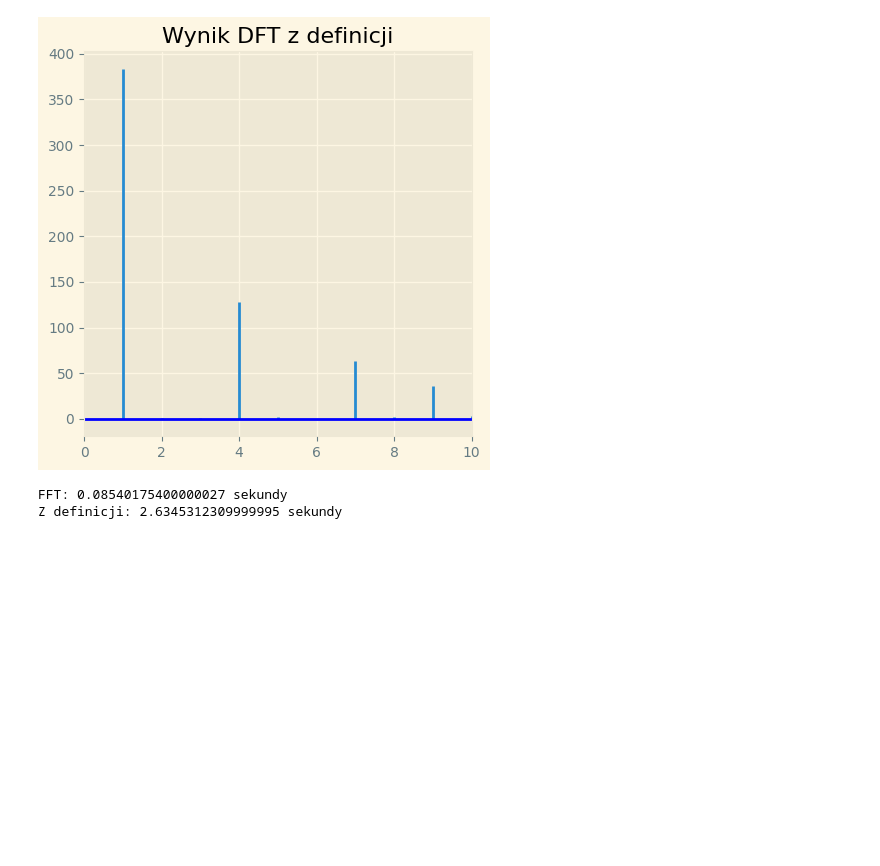
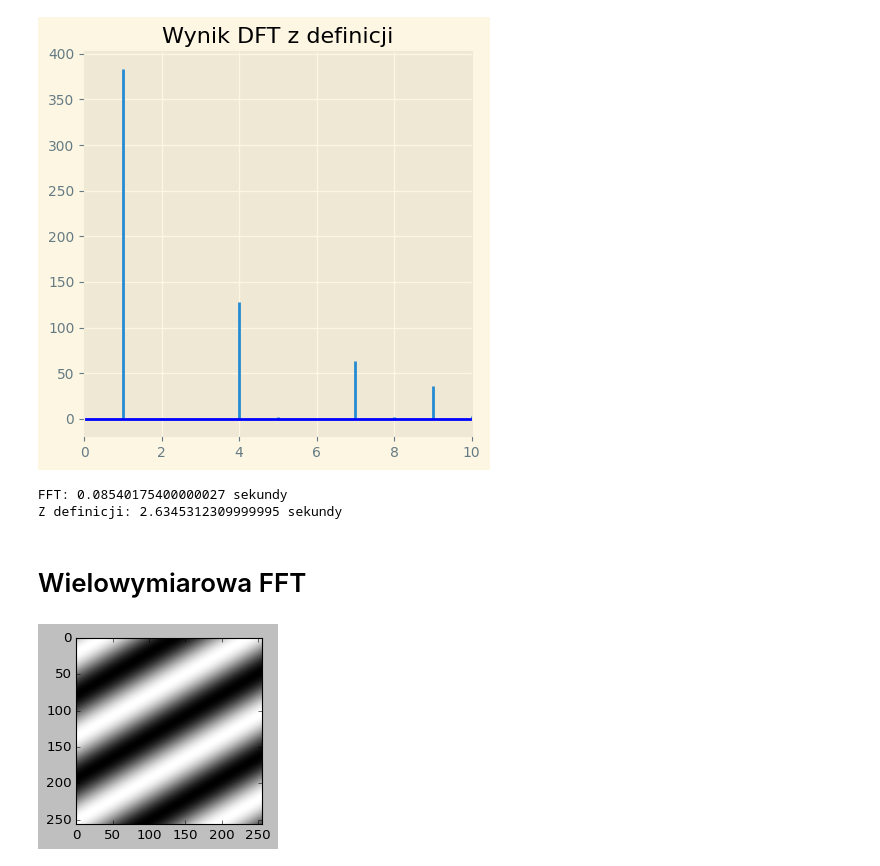
Before and after one commit to 5arcoramphu5/FastFourierTransform, a Jupyter notebook: eksperymenty.ipynb, the cells around one changed output. Saved outputs shown, nothing was run; the diff lists cells and outputs as text; code cells hidden in the pictures; blank space fills up the shorter version.

```diff
--- a/eksperymenty.ipynb
+++ b/eksperymenty.ipynb
@@ -129,3 +134,19 @@ print("Z definicji:", end-start, "sekundy")
 # %% [output]
 FFT: 0.08540175400000027 sekundy
 Z definicji: 2.6345312309999995 sekundy
+# %% [markdown]
+# Wielowymiarowa FFT
+# %%
+def grating(canvasSize, wavelength, angle, phase, amplitude):
+    x = np.arange(canvasSize)
+    X, Y = np.meshgrid(x, x)
+    g = np.sin( phase + 2*np.pi * (X*np.cos(angle) + Y*np.sin(angle)) / wavelength )
+    return g
+# %%
+a = grating(256, 100, np.pi/3, 0.5, 1)
+plt.figure(figsize=[3,3])
+plt.set_cmap("gray")
+plt.imshow(a)
+plt.show()
+# %% [output]
+[figure, added]
```
Also changed, not shown: parts of 13 cells of this notebook.
